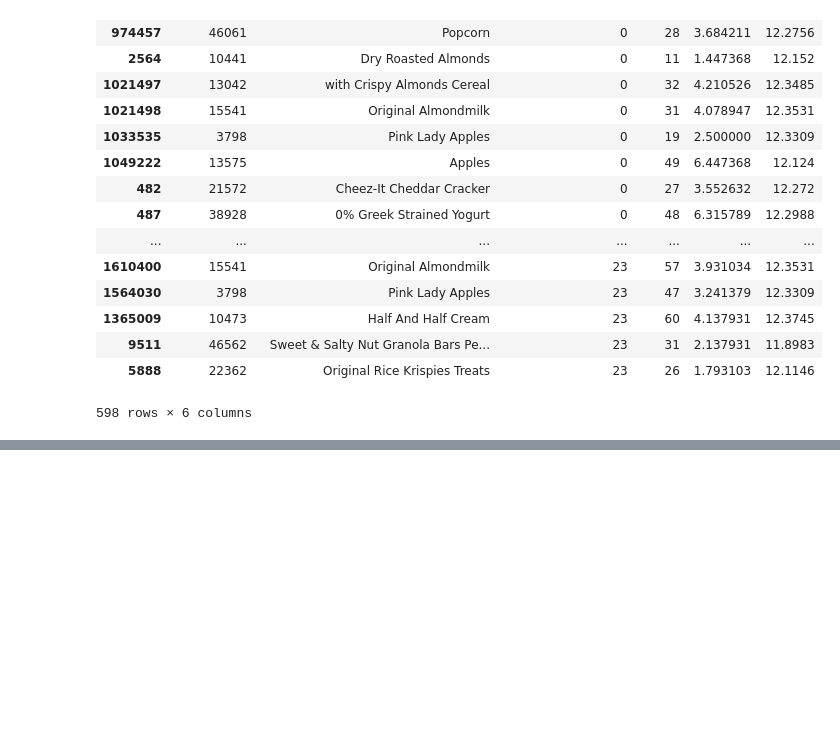
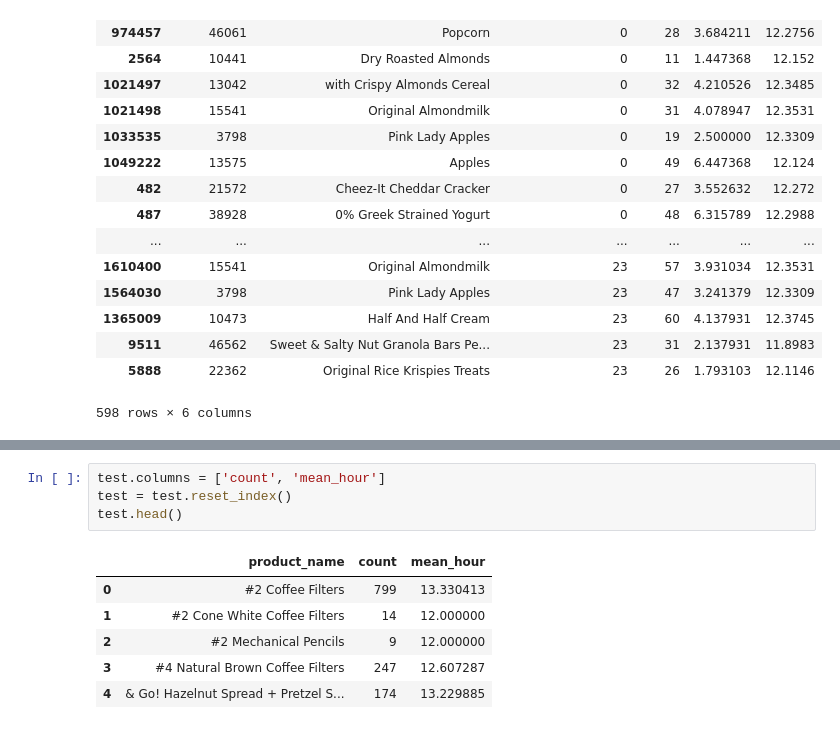
Before and after one commit to ngriggs/DS-Unit-1-Sprint-2-Data-Wrangling-and-Storytelling, a Jupyter notebook: module1-join-and-reshape-data/LS_DS_121_Join_and_Reshape_Data.ipynb, the cells around one changed output, grey strips where cells are left out. Cells and saved outputs as stored; diff of their text form; blank space fills up the shorter version.

```diff
--- a/module1-join-and-reshape-data/LS_DS_121_Join_and_Reshape_Data.ipynb
+++ b/module1-join-and-reshape-data/LS_DS_121_Join_and_Reshape_Data.ipynb
@@ -891,0 +964,11 @@ df_early
+# %%
+test.columns = ['count', 'mean_hour']
+test = test.reset_index()
+test.head()
+# %% [output]
+|  | product_name | count | mean_hour |
+| 0 | #2 Coffee Filters | 799 | 13.330413 |
+| 1 | #2 Cone White Coffee Filters | 14 | 12.000000 |
+| 2 | #2 Mechanical Pencils | 9 | 12.000000 |
+| 3 | #4 Natural Brown Coffee Filters | 247 | 12.607287 |
+| 4 | & Go! Hazelnut Spread + Pretzel S... | 174 | 13.229885 |
```
Also changed, not shown: parts of 11 cells of this notebook.
